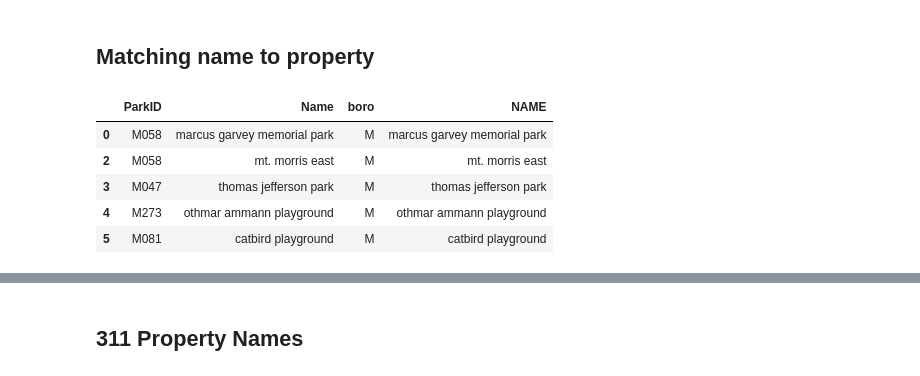
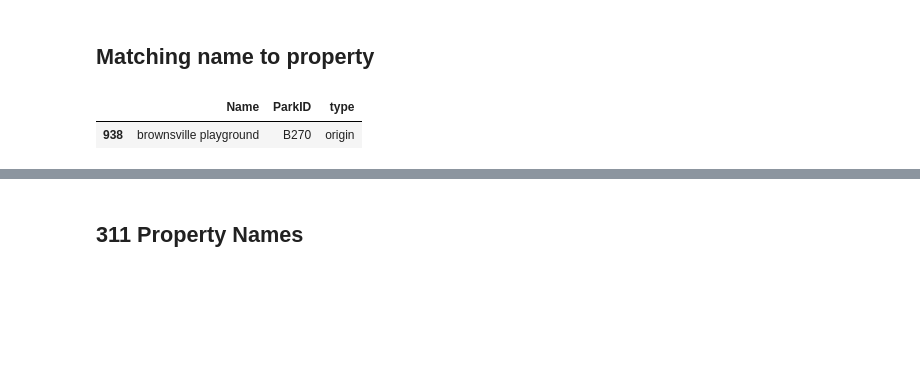
Before and after one commit to gdobler/parqa, a Jupyter notebook: Inspections/2_Property_match.ipynb, the cells around one changed output, grey strips where cells are left out. Saved outputs shown, nothing was run; the diff lists cells and outputs as text; code cells hidden in the pictures; blank space fills up the shorter version.

```diff
--- a/Inspections/2_Property_match.ipynb
+++ b/Inspections/2_Property_match.ipynb
@@ -42,5 +42,4 @@ prop['boro'] = prop.ParkID.str[0]
 # %%
 prop = prop.drop_duplicates()
 prop.Name = prop.Name.str.lower()
+prop['type'] = 'origin'
-# %%
-prop.ParkID[(prop.ParkID.str.len() > 4)] = prop.ParkID[(prop.ParkID.str.len() > 4)].apply(lambda x: x[:4])
@@ -46,0 +48,25 @@ prop.ParkID[(prop.ParkID.str.len() > 4)] = prop.ParkID[(prop.ParkID.str.len() >
+# %%
+d = [
+    {'ParkID':'B073','type':'abstr','Name': 'prospect park'},
+    {'ParkID':'M010','type':'abstr','Name': 'central park'},
+    {'ParkID':'Q004','type':'abstr','Name': 'astoria park'},
+    {'ParkID':'X010','type':'abstr','Name': 'crotona parks'},
+    {'ParkID':'Q162','type':'abstr', 'Name': 'rockaway beach boardwalk'},
+    {'ParkID':'M014','type':'abstr', 'Name': 'jackie robinson park'},
+    {'ParkID':'M028','type':'abstr', 'Name': 'fort washington park'},
+    {'ParkID':'M037','type':'abstr', 'Name': 'highbridge park'},
+    {'ParkID':'M098','type':'abstr', 'Name': 'washington square park'},
+    {'ParkID':'M105','type':'abstr', 'Name': 'sara d. roosevelt park'},
+    {'ParkID':'M107','type':'abstr', 'Name': "hell's kitchen park"},
+    {'ParkID':'M283','type':'abstr', 'Name': 'battery park city'},
+    {'ParkID':'Q001','type':'abstr', 'Name': 'alley pond park'},
+    {'ParkID':'Q005','type':'abstr', 'Name': 'baisley pond park'},
+    {'ParkID':'Q009','type':'abstr', 'Name': 'macneil park'},
+    {'ParkID':'Q012','type':'abstr', 'Name': 'crocheron park'},
+    {'ParkID':'Q020','type':'abstr', 'Name': 'highland park'},
+    {'ParkID':'Q021','type':'abstr', 'Name': 'cunningham park'},
+    {'ParkID':'Q024','type':'abstr', 'Name': 'kissena park'},
+    {'ParkID':'Q102','type':'abstr', 'Name': 'juniper valley park'},
+    {'ParkID':'R129','type':'abstr', 'Name': 'greenbelt native plant center'}
+
+]
@@ -70,2 +82,7 @@ for name, g in prop.groupby('ParkID'):
 # %% [markdown]
 ## Matching name to property
+# %%
+prop[prop.Name.str.contains('brownsville')]
+# %% [output]
+|  | Name | ParkID | type |
+| 938 | brownsville playground | B270 | origin |
@@ -97,13 +119,4 @@ prop.NAME[(prop.ParkID.isin(['Q102']))] = "juniper valley park"
 
 # kissena corridor park
 # kissena park golf course
-# %%
-prop.head()
-# %% [output]
-|  | ParkID | Name | boro | NAME |
-| 0 | M058 | marcus garvey memorial park | M | marcus garvey memorial park |
-| 2 | M058 | mt. morris east | M | mt. morris east |
-| 3 | M047 | thomas jefferson park | M | thomas jefferson park |
-| 4 | M273 | othmar ammann playground | M | othmar ammann playground |
-| 5 | M081 | catbird playground | M | catbird playground |
 # %%
```
Also changed, not shown: parts of 29 cells of this notebook.
